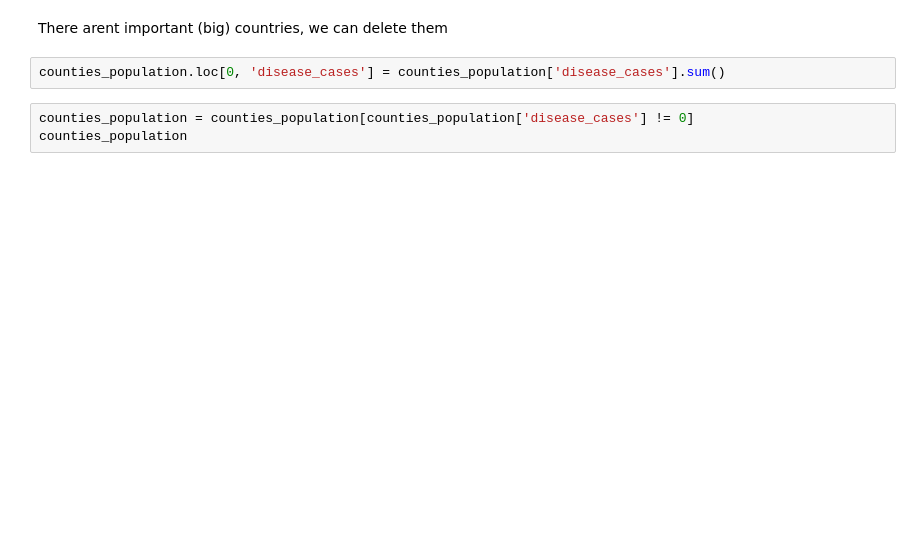
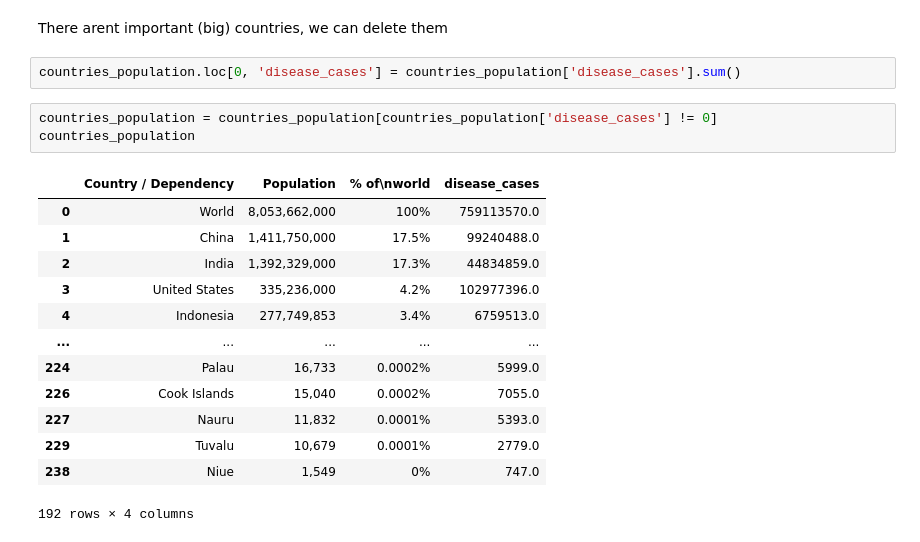
Before and after one commit to fadeev19190/covid_19, a Jupyter notebook: covid-19.ipynb, the cells around one changed output. Saved outputs shown, nothing was run; the diff lists cells and outputs as text; blank space fills up the shorter version.

```diff
--- a/covid-19.ipynb
+++ b/covid-19.ipynb
@@ -149,8 +380,22 @@ counties_population[counties_population['disease_cases'] ==0]['Country / Depende
 # %% [markdown]
 There arent important (big) countries, we can delete them
 # %%
-counties_population.loc[0, 'disease_cases'] = counties_population['disease_cases'].sum()
+countries_population.loc[0, 'disease_cases'] = countries_population['disease_cases'].sum()
 # %%
-counties_population = counties_population[counties_population['disease_cases'] != 0]
-counties_population
+countries_population = countries_population[countries_population['disease_cases'] != 0]
+countries_population
+# %% [output]
+|  | Country / Dependency | Population | % of\nworld | disease_cases |
+| 0 | World | 8,053,662,000 | 100% | 759113570.0 |
+| 1 | China | 1,411,750,000 | 17.5% | 99240488.0 |
+| 2 | India | 1,392,329,000 | 17.3% | 44834859.0 |
+| 3 | United States | 335,236,000 | 4.2% | 102977396.0 |
+| 4 | Indonesia | 277,749,853 | 3.4% | 6759513.0 |
+| ... | ... | ... | ... | ... |
+| 224 | Palau | 16,733 | 0.0002% | 5999.0 |
+| 226 | Cook Islands | 15,040 | 0.0002% | 7055.0 |
+| 227 | Nauru | 11,832 | 0.0001% | 5393.0 |
+| 229 | Tuvalu | 10,679 | 0.0001% | 2779.0 |
+| 238 | Niue | 1,549 | 0% | 747.0 |
+192 rows × 4 columns
 # %%
```
Also changed, not shown: parts of 30 cells of this notebook.
